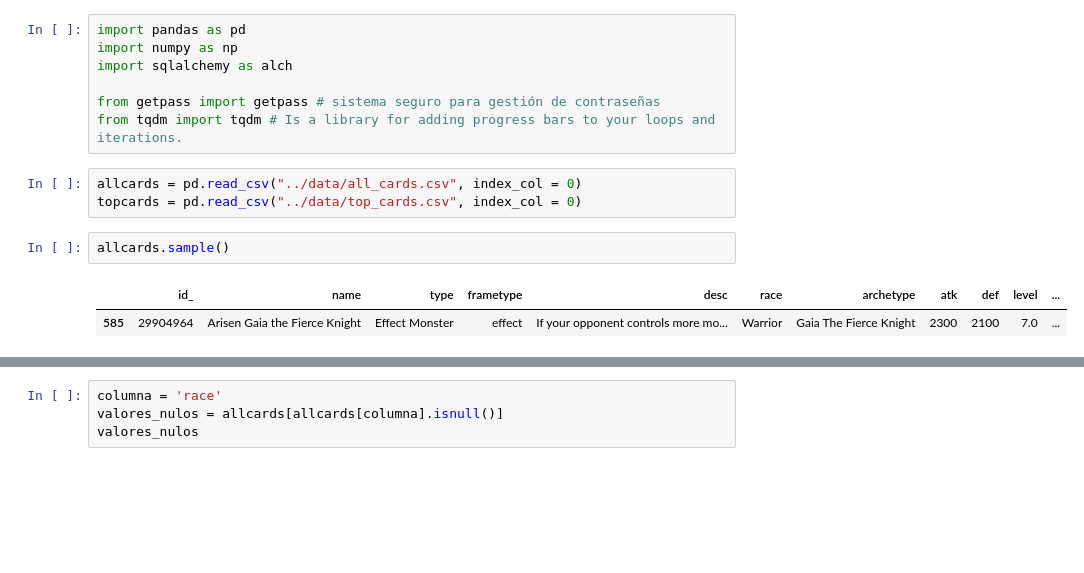
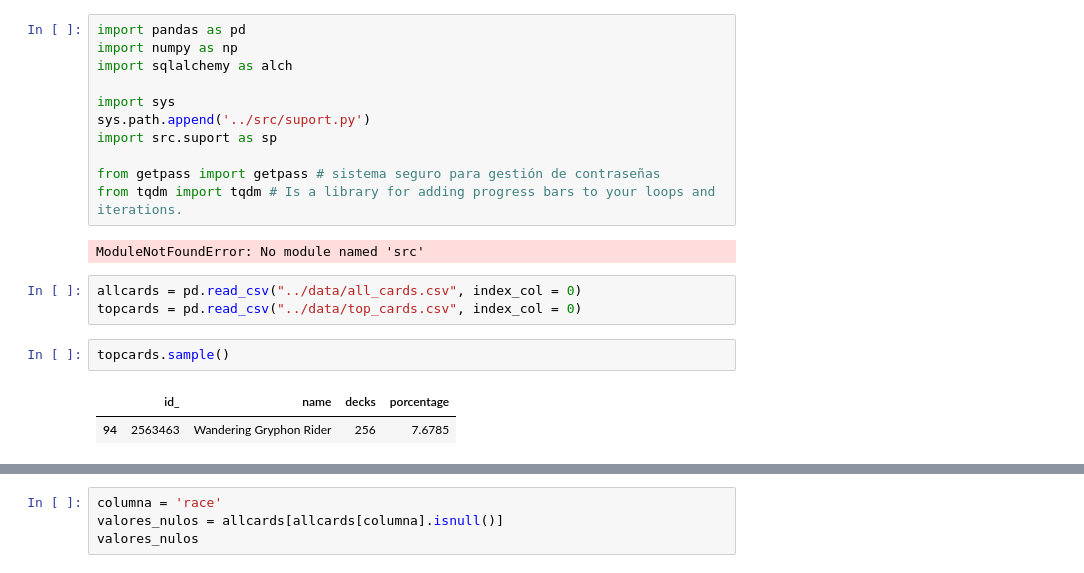
Before and after one commit to finixed060113/ETL-Project, a Jupyter notebook: notebooks/sql.ipynb, the cells around one changed output, grey strips where cells are left out. Drawn from its saved outputs; the diff is of its cells as text; blank space fills up the shorter version.

```diff
--- a/notebooks/sql.ipynb
+++ b/notebooks/sql.ipynb
@@ -3,15 +3,21 @@ import pandas as pd
 import numpy as np
 import sqlalchemy as alch
 
+import sys
+sys.path.append('../src/suport.py')
+import src.suport as sp
+
 from getpass import getpass # sistema seguro para gestión de contraseñas
 from tqdm import tqdm # Is a library for adding progress bars to your loops and iterations.
+# %% [output]
+ModuleNotFoundError: No module named 'src'
 # %%
 allcards = pd.read_csv("../data/all_cards.csv", index_col = 0)
 topcards = pd.read_csv("../data/top_cards.csv", index_col = 0)
 # %%
-allcards.sample()
+topcards.sample()
 # %% [output]
-|  | id_ | name | type | frametype | desc | race | archetype | atk | def | level | ... |
-| 585 | 29904964 | Arisen Gaia the Fierce Knight | Effect Monster | effect | If your opponent controls more mo... | Warrior | Gaia The Fierce Knight | 2300 | 2100 | 7.0 | ... |
+|  | id_ | name | decks | porcentage |
+| 94 | 2563463 | Wandering Gryphon Rider | 256 | 7.6785 |
 # %%
 allcards.isnull().sum()
```
Also changed, not shown: parts of 22 cells of this notebook, 5 other files.
